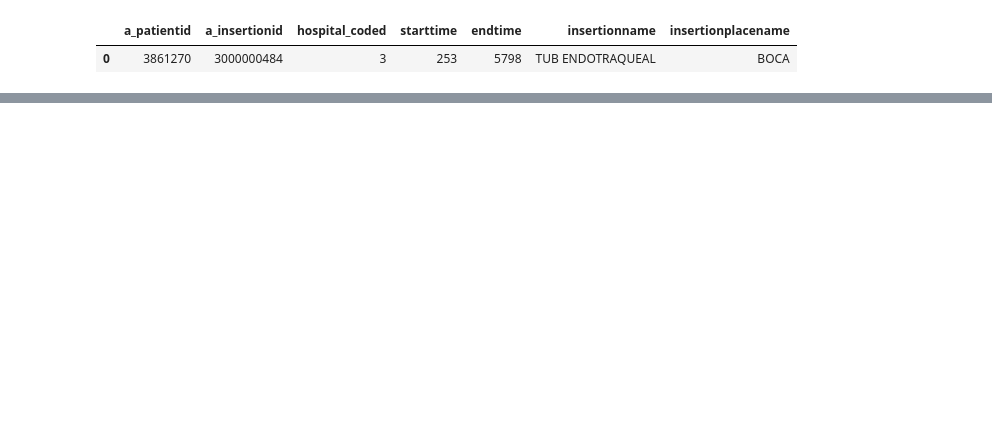
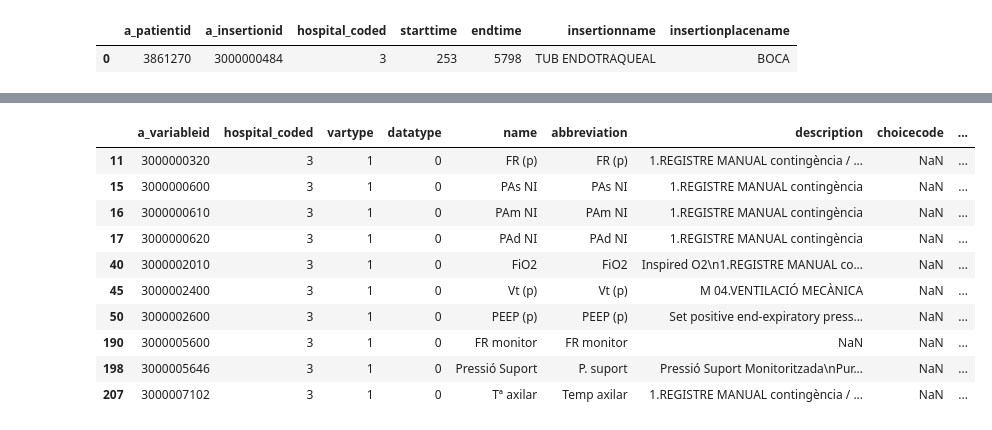
Before and after one commit to Ps7Pep/tgndatathon2022, a Jupyter notebook: icusics_db_tutorial.ipynb, the cells around one changed output, grey strips where cells are left out. Drawn from its saved outputs; the diff is of its cells as text; code cells hidden in the pictures; blank space fills up the shorter version.

```diff
--- a/icusics_db_tutorial.ipynb
+++ b/icusics_db_tutorial.ipynb
@@ -273,0 +315,14 @@ variables_ref = pd.read_csv(f's3://{db}/{h}_db/variables_ref/{h}_variables_ref.c
+# %%
+%%time
+
+bucket = s3.Bucket('icusics-db-demo')
+hr = pd.DataFrame()
+
+for my_bucket_object in bucket.objects.all():
+
+    if all(x in my_bucket_object.key for x in ['h3', 'v_monitored']):
+
+        chunk = pd.read_csv(f's3://{db}/{my_bucket_object.key}')
+        hr_chunk = chunk[(chunk['a_variableid']==3000000200) & (
+            chunk['a_patientid'].isin(tuple(set(los7d_diags_cvc_imv_apache_lactate['a_patientid']))))]
+        hr = pd.concat([hr, hr_chunk])
@@ -273,0 +332,13 @@ variables_ref = pd.read_csv(f's3://{db}/{h}_db/variables_ref/{h}_variables_ref.c
+# %%
+%%time
+
+bucket = s3.Bucket('icusics-db-demo')
+caca = pd.DataFrame()
+
+for my_bucket_object in bucket.objects.all():
+
+    if all(x in my_bucket_object.key for x in ['h3', 'v_monitored']):
+
+        chunk = pd.read_csv(f's3://{db}/{my_bucket_object.key}')
+        caca_chunk = chunk[chunk['a_patientid'].isin(tuple(set(los7d_diags_cvc_imv_apache_lactate['a_patientid'])))]
+        caca = pd.concat([caca, caca_chunk])
@@ -273,0 +348,4 @@ variables_ref = pd.read_csv(f's3://{db}/{h}_db/variables_ref/{h}_variables_ref.c
+# %%
+caca_agg = caca.groupby(['a_variableid'], as_index=False).agg({'a_patientid':'nunique'}).sort_values('a_patientid', ascending=False)
+# %%
+caca_comu = caca_agg[caca_agg['a_patientid']==12]
@@ -273,0 +366,14 @@ variables_ref = pd.read_csv(f's3://{db}/{h}_db/variables_ref/{h}_variables_ref.c
+# %%
+variables_ref[variables_ref['a_variableid'].isin(tuple(set(caca_comu['a_variableid'])))]
+# %% [output]
+|  | a_variableid | hospital_coded | vartype | datatype | name | abbreviation | description | choicecode | ... |
+| 11 | 3000000320 | 3 | 1 | 0 | FR (p) | FR (p) | 1.REGISTRE MANUAL contingència / ... | NaN | ... |
+| 15 | 3000000600 | 3 | 1 | 0 | PAs NI | PAs NI | 1.REGISTRE MANUAL contingència | NaN | ... |
+| 16 | 3000000610 | 3 | 1 | 0 | PAm NI | PAm NI | 1.REGISTRE MANUAL contingència | NaN | ... |
+| 17 | 3000000620 | 3 | 1 | 0 | PAd NI | PAd NI | 1.REGISTRE MANUAL contingència | NaN | ... |
+| 40 | 3000002010 | 3 | 1 | 0 | FiO2 | FiO2 | Inspired O2\n1.REGISTRE MANUAL co... | NaN | ... |
+| 45 | 3000002400 | 3 | 1 | 0 | Vt (p) | Vt (p) | M 04.VENTILACIÓ MECÀNICA | NaN | ... |
+| 50 | 3000002600 | 3 | 1 | 0 | PEEP (p) | PEEP (p) | Set positive end-expiratory press... | NaN | ... |
+| 190 | 3000005600 | 3 | 1 | 0 | FR monitor | FR monitor | NaN | NaN | ... |
+| 198 | 3000005646 | 3 | 1 | 0 | Pressió Suport | P. suport | Pressió Suport Monitoritzada\nPur... | NaN | ... |
+| 207 | 3000007102 | 3 | 1 | 0 | Tª axilar | Temp axilar | 1.REGISTRE MANUAL contingència / ... | NaN | ... |
```
Also changed, not shown: parts of 77 cells of this notebook.
